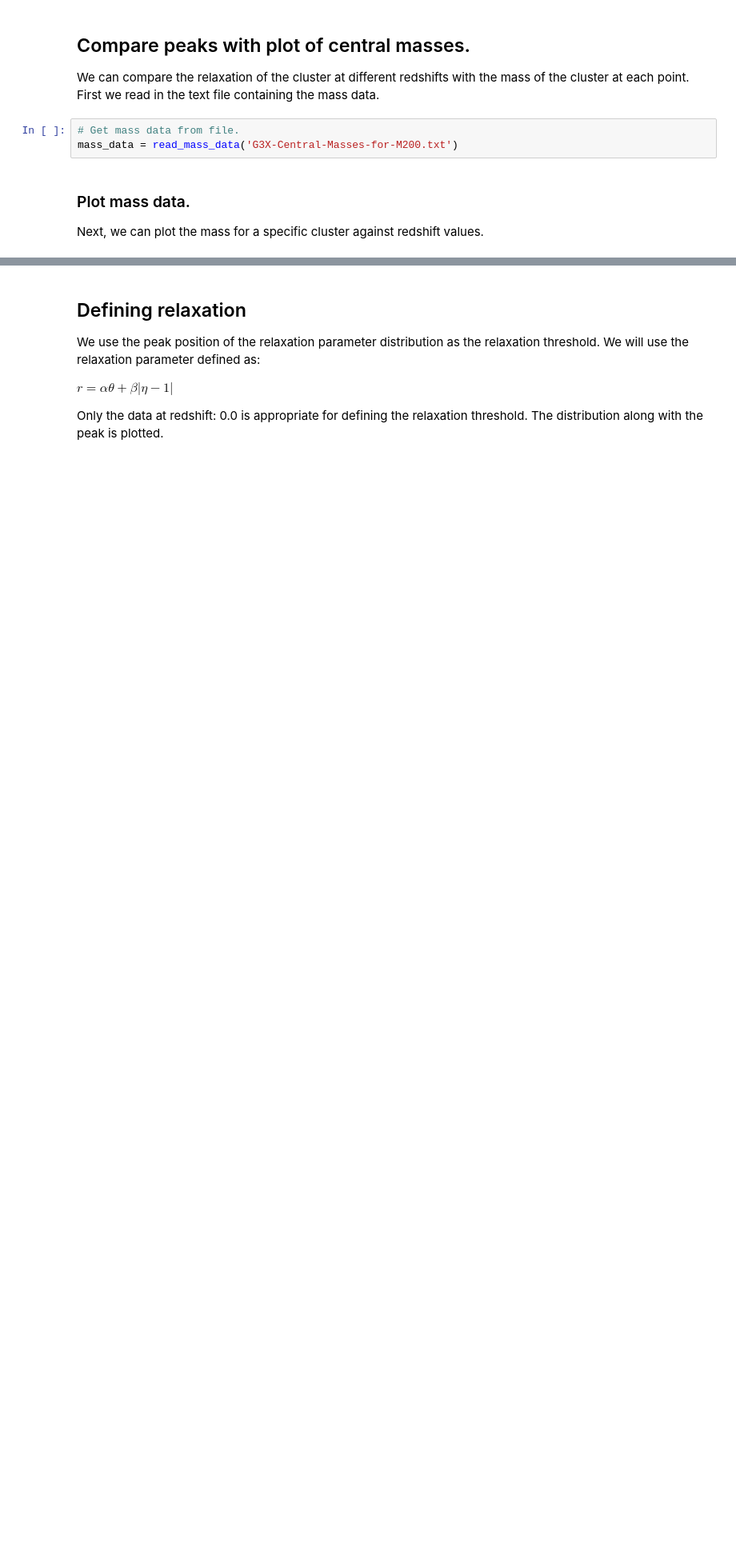
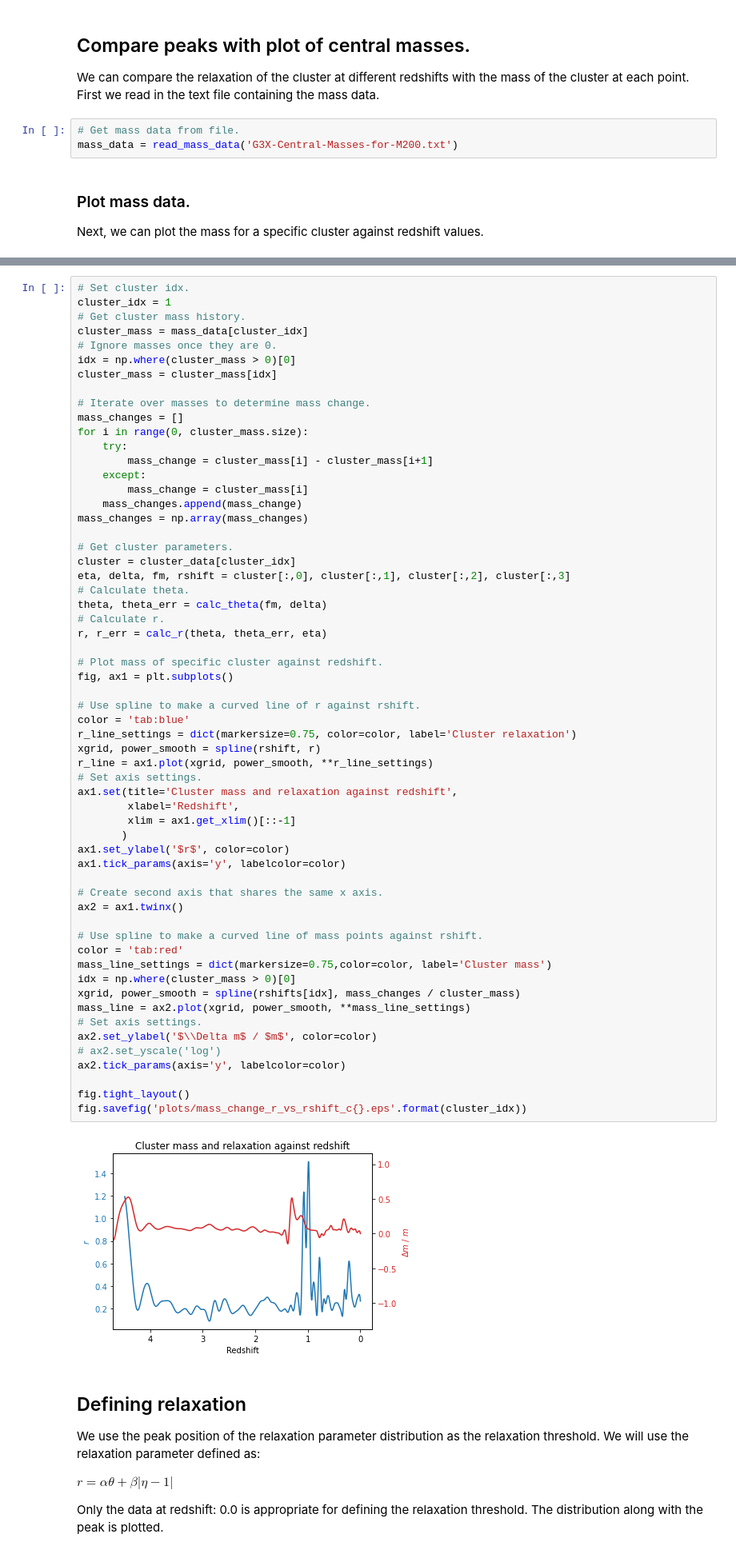
Before and after one commit to SlothInABox/Cluster-Dynamical-States, a Jupyter notebook: Analysis.ipynb, the cells around one changed output, grey strips where cells are left out. Shown: that part at 80% size. Saved outputs shown, nothing was run; the diff lists cells and outputs as text; blank space fills up the shorter version.

```diff
--- a/Analysis.ipynb
+++ b/Analysis.ipynb
@@ -684,3 +694,64 @@ ValueError: x and y are incompatible.
+# %%
+# Set cluster idx.
+cluster_idx = 1
+# Get cluster mass history.
+cluster_mass = mass_data[cluster_idx]
+# Ignore masses once they are 0.
+idx = np.where(cluster_mass > 0)[0]
+cluster_mass = cluster_mass[idx]
+
+# Iterate over masses to determine mass change.
+mass_changes = []
+for i in range(0, cluster_mass.size):
+    try:
+        mass_change = cluster_mass[i] - cluster_mass[i+1]
+    except:
+        mass_change = cluster_mass[i]
+    mass_changes.append(mass_change)
+mass_changes = np.array(mass_changes)
+
+# Get cluster parameters.
+cluster = cluster_data[cluster_idx]
+eta, delta, fm, rshift = cluster[:,0], cluster[:,1], cluster[:,2], cluster[:,3]
+# Calculate theta.
+theta, theta_err = calc_theta(fm, delta)
+# Calculate r.
+r, r_err = calc_r(theta, theta_err, eta)
+
+# Plot mass of specific cluster against redshift.
+fig, ax1 = plt.subplots()
+
+# Use spline to make a curved line of r against rshift.
+color = 'tab:blue'
+r_line_settings = dict(markersize=0.75, color=color, label='Cluster relaxation')
+xgrid, power_smooth = spline(rshift, r)
+r_line = ax1.plot(xgrid, power_smooth, **r_line_settings)
+# Set axis settings.
+ax1.set(title='Cluster mass and relaxation against redshift',
+        xlabel='Redshift',
+        xlim = ax1.get_xlim()[::-1]
+       )
+ax1.set_ylabel('$r$', color=color)
+ax1.tick_params(axis='y', labelcolor=color)
+
+# Create second axis that shares the same x axis.
+ax2 = ax1.twinx()
+
+# Use spline to make a curved line of mass points against rshift.
+color = 'tab:red'
+mass_line_settings = dict(markersize=0.75,color=color, label='Cluster mass')
+idx = np.where(cluster_mass > 0)[0]
+xgrid, power_smooth = spline(rshifts[idx], mass_changes / cluster_mass)
+mass_line = ax2.plot(xgrid, power_smooth, **mass_line_settings)
+# Set axis settings.
+ax2.set_ylabel('$\\Delta m$ / $m$', color=color)
+# ax2.set_yscale('log')
+ax2.tick_params(axis='y', labelcolor=color)
+
+fig.tight_layout()
+fig.savefig('plots/mass_change_r_vs_rshift_c{}.eps'.format(cluster_idx))
+# %% [output]
+[figure, added]
 # %% [markdown]
 ## Defining relaxation
 
```
Also changed, not shown: parts of 4 cells of this notebook, 31 other files.
